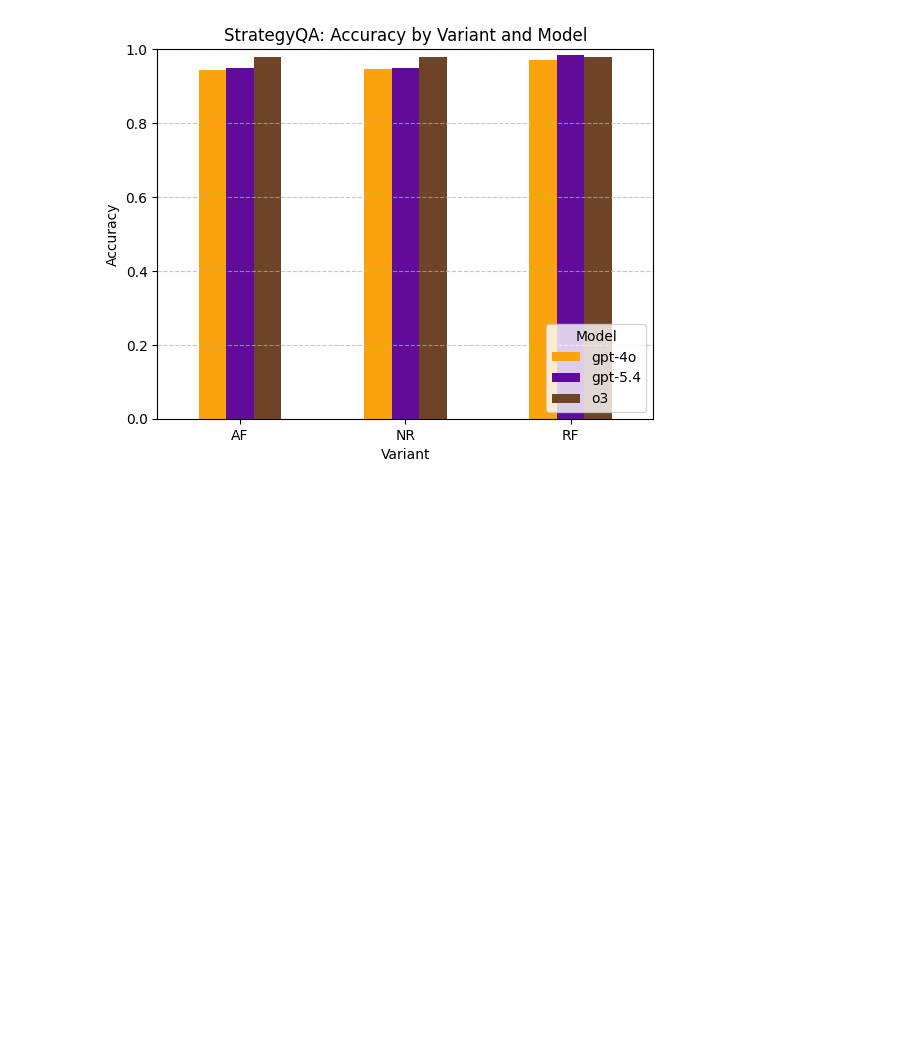
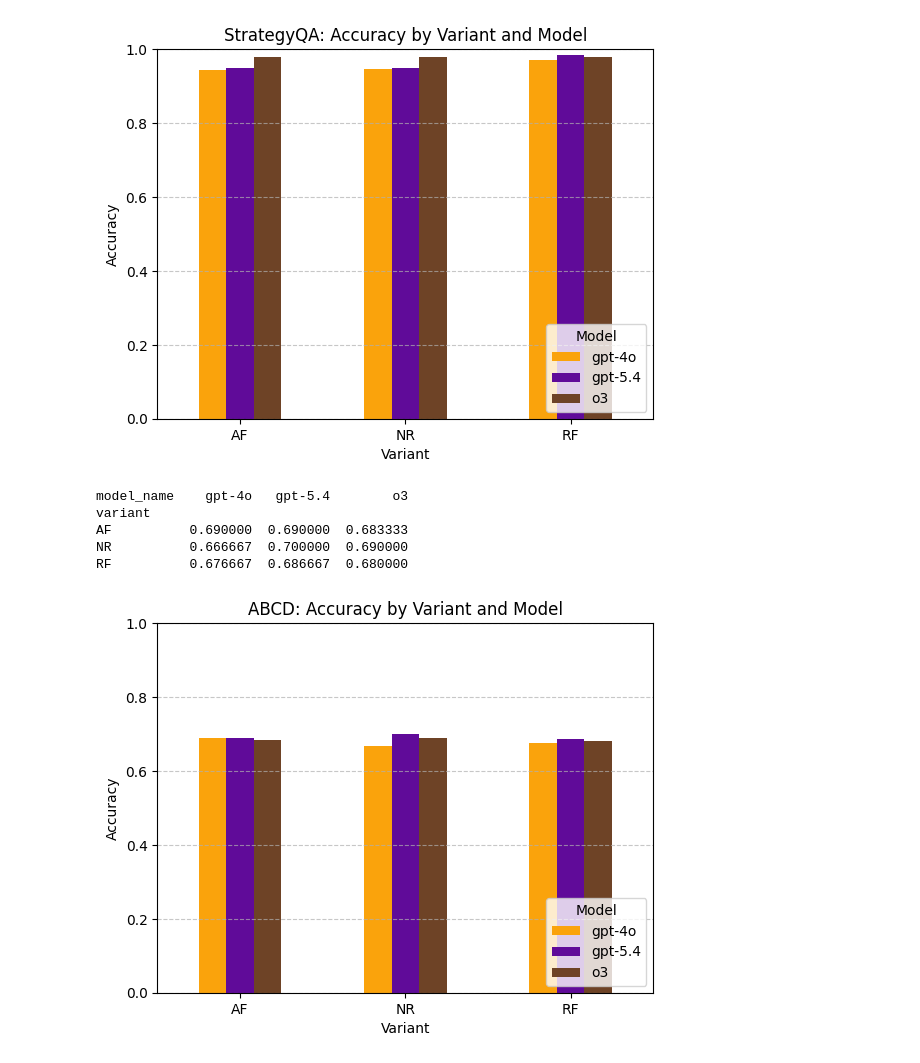
Before and after one commit to limcatcat/bachelorarbeit, a Jupyter notebook: src/analyze_results.ipynb, the cells around one changed output. Saved outputs shown, nothing was run; the diff lists cells and outputs as text; code cells hidden in the pictures; blank space fills up the shorter version.

```diff
--- a/src/analyze_results.ipynb
+++ b/src/analyze_results.ipynb
@@ -417,3 +507,51 @@ plt.legend(title="Model", loc="lower right")
 plt.show()
 # %% [output]
 [figure]
+# %%
+files = [
+    # gpt-4o
+    "../comparisons/tables/AF_abcd_gpt-4o_comparison.csv",
+    "../comparisons/tables/RF_abcd_gpt-4o_comparison.csv",
+    "../comparisons/tables/NR_abcd_gpt-4o_comparison.csv",
+
+    # gpt-5.4
+    "../comparisons/tables/AF_abcd_gpt-5.4_comparison.csv",
+    "../comparisons/tables/RF_abcd_gpt-5.4_comparison.csv",
+    "../comparisons/tables/NR_abcd_gpt-5.4_comparison.csv",
+
+    # o3
+    "../comparisons/tables/AF_abcd_o3_comparison.csv",
+    "../comparisons/tables/RF_abcd_o3_comparison.csv",
+    "../comparisons/tables/NR_abcd_o3_comparison.csv",
+]
+
+dfs = [pd.read_csv(f) for f in files]
+comparison_df = pd.concat(dfs, ignore_index=True)
+
+pivot = comparison_df.pivot_table(
+    index="variant",
+    columns="model_name",
+    values="answer_match",
+    aggfunc="mean"
+)
+
+print(pivot)
+# %% [output]
+model_name    gpt-4o   gpt-5.4        o3
+variant
+AF          0.690000  0.690000  0.683333
+NR          0.666667  0.700000  0.690000
+RF          0.676667  0.686667  0.680000
+# %%
+pivot.plot(kind="bar", color=["#faa30c", "#600b99", "#6E4326"])
+
+plt.title("ABCD: Accuracy by Variant and Model")
+plt.ylabel("Accuracy")
+plt.xlabel("Variant")
+plt.xticks(rotation=0)
+plt.ylim(0, 1)
+plt.grid(axis="y", linestyle="--", alpha=0.7)
+plt.legend(title="Model", loc="lower right")
+plt.show()
+# %% [output]
+[figure, added]
```
Also changed, not shown: parts of 6 cells of this notebook, 4 other files.
